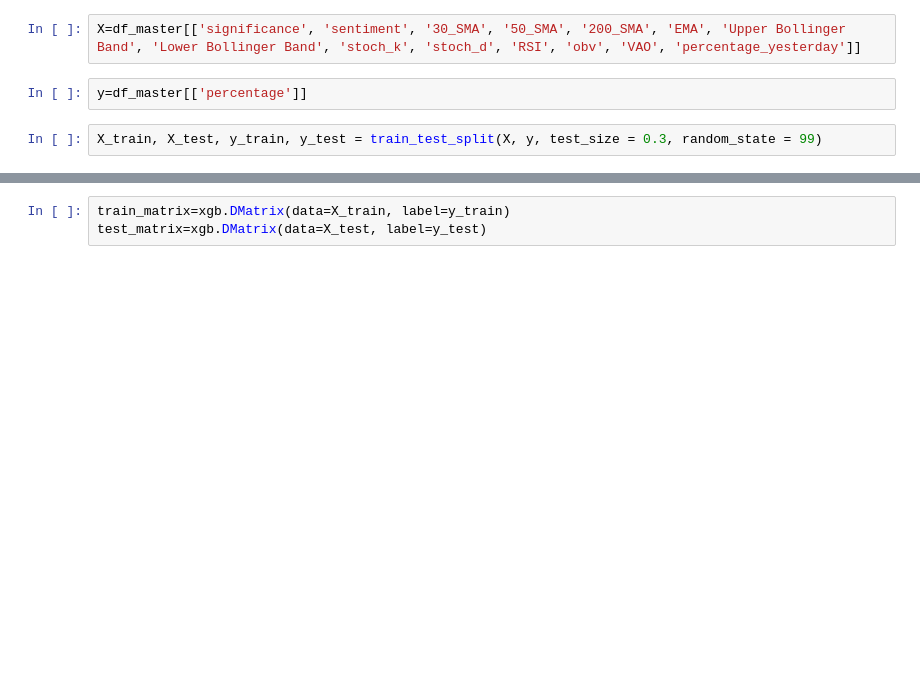
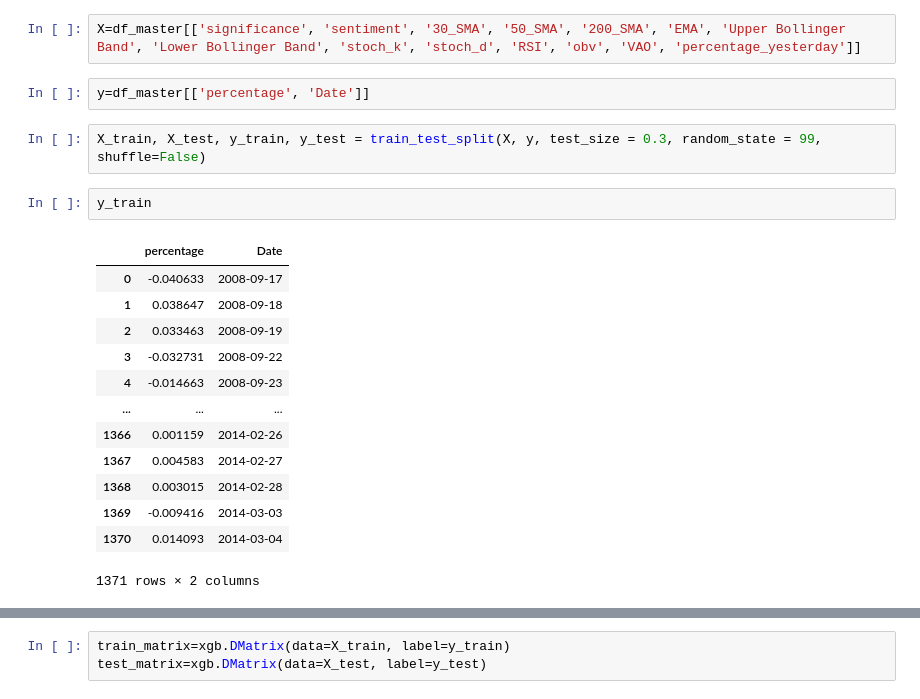
Before and after one commit to llu13701/WSP, a Jupyter notebook: day4/02_04_tree_model.ipynb, the cells around one changed output, grey strips where cells are left out. Drawn from its saved outputs; the diff is of its cells as text; blank space fills up the shorter version.

```diff
--- a/day4/02_04_tree_model.ipynb
+++ b/day4/02_04_tree_model.ipynb
@@ -70,6 +72,22 @@ from sklearn.model_selection import train_test_split
 # %%
 X=df_master[['significance', 'sentiment', '30_SMA', '50_SMA', '200_SMA', 'EMA', 'Upper Bollinger Band', 'Lower Bollinger Band', 'stoch_k', 'stoch_d', 'RSI', 'obv', 'VAO', 'percentage_yesterday']]
 # %%
-y=df_master[['percentage']]
+y=df_master[['percentage', 'Date']]
 # %%
-X_train, X_test, y_train, y_test = train_test_split(X, y, test_size = 0.3, random_state = 99)
+X_train, X_test, y_train, y_test = train_test_split(X, y, test_size = 0.3, random_state = 99, shuffle=False)
+# %%
+y_train
+# %% [output]
+|  | percentage | Date |
+| 0 | -0.040633 | 2008-09-17 |
+| 1 | 0.038647 | 2008-09-18 |
+| 2 | 0.033463 | 2008-09-19 |
+| 3 | -0.032731 | 2008-09-22 |
+| 4 | -0.014663 | 2008-09-23 |
+| ... | ... | ... |
+| 1366 | 0.001159 | 2014-02-26 |
+| 1367 | 0.004583 | 2014-02-27 |
+| 1368 | 0.003015 | 2014-02-28 |
+| 1369 | -0.009416 | 2014-03-03 |
+| 1370 | 0.014093 | 2014-03-04 |
+1371 rows × 2 columns
```
Also changed, not shown: parts of 27 cells of this notebook, 20 other files.
